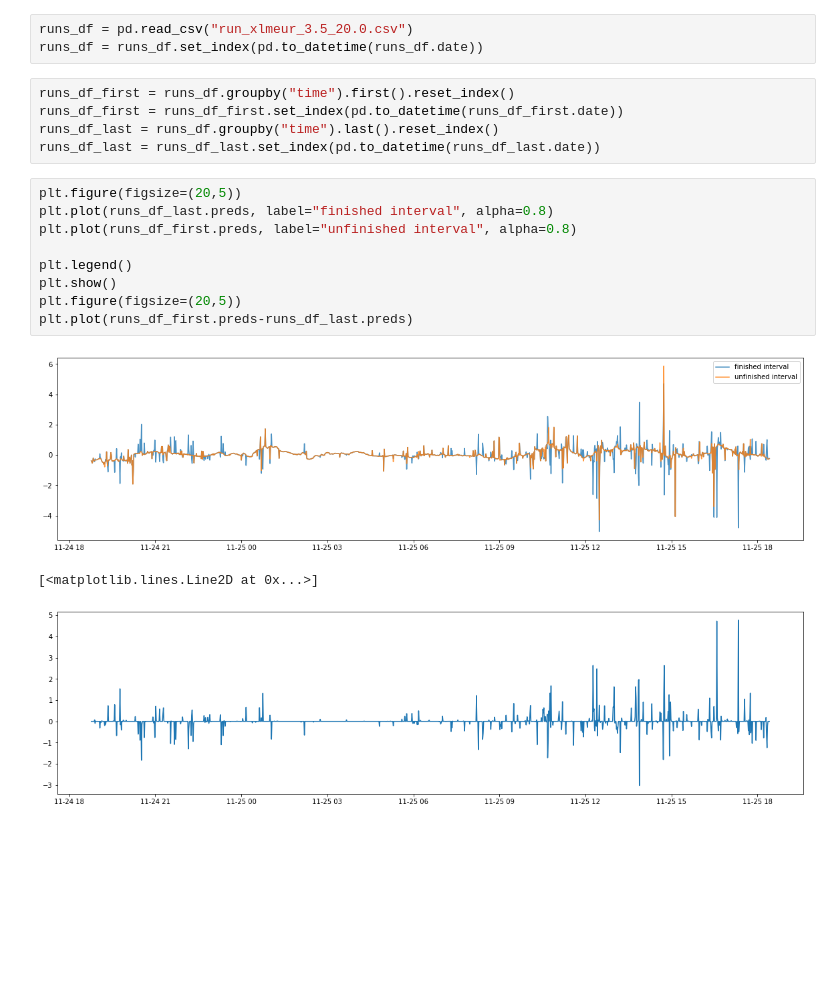
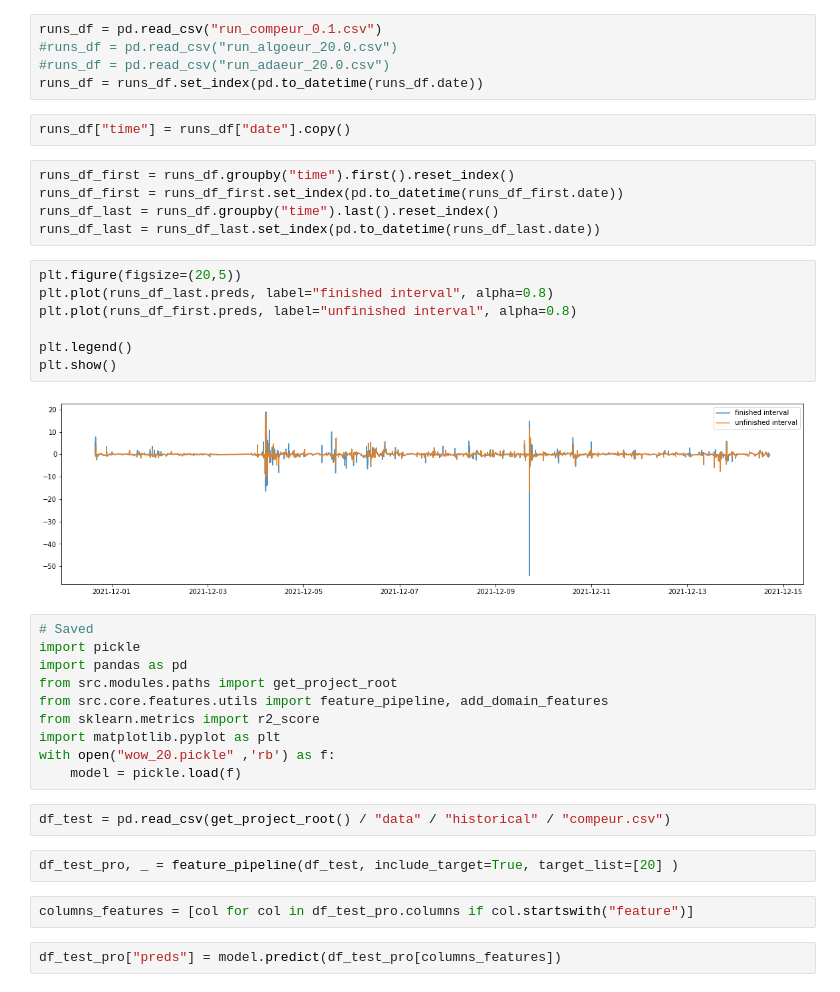
Before and after one commit to pacanada/trading, a Jupyter notebook: notebooks/Compare_runs_with_backtesting.ipynb, the cells around one changed output. Drawn from its saved outputs; the diff is of its cells as text; blank space fills up the shorter version.

```diff
--- a/notebooks/Compare_runs_with_backtesting.ipynb
+++ b/notebooks/Compare_runs_with_backtesting.ipynb
@@ -7,6 +14,10 @@ import matplotlib.pyplot as plt
 # %%
-runs_df = pd.read_csv("run_xlmeur_3.5_20.0.csv")
+runs_df = pd.read_csv("run_compeur_0.1.csv")
+#runs_df = pd.read_csv("run_algoeur_20.0.csv")
+#runs_df = pd.read_csv("run_adaeur_20.0.csv")
 runs_df = runs_df.set_index(pd.to_datetime(runs_df.date))
+# %%
+runs_df["time"] = runs_df["date"].copy()
 # %%
 runs_df_first = runs_df.groupby("time").first().reset_index()
 runs_df_first = runs_df_first.set_index(pd.to_datetime(runs_df_first.date))
@@ -15,13 +26,27 @@ runs_df_last = runs_df_last.set_index(pd.to_datetime(runs_df_last.date))
 # %%
 plt.figure(figsize=(20,5))
 plt.plot(runs_df_last.preds, label="finished interval", alpha=0.8)
 plt.plot(runs_df_first.preds, label="unfinished interval", alpha=0.8)
 
 plt.legend()
 plt.show()
-plt.figure(figsize=(20,5))
-plt.plot(runs_df_first.preds-runs_df_last.preds)
 # %% [output]
-[figure, old version]
+[figure, new version]
-[<matplotlib.lines.Line2D at 0x...>]
-[figure, removed]
+# %%
+# Saved
+import pickle
+import pandas as pd
+from src.modules.paths import get_project_root
+from src.core.features.utils import feature_pipeline, add_domain_features
+from sklearn.metrics import r2_score
+import matplotlib.pyplot as plt
+with open("wow_20.pickle" ,'rb') as f:
+    model = pickle.load(f)
+# %%
+df_test = pd.read_csv(get_project_root() / "data" / "historical" / "compeur.csv")
+# %%
+df_test_pro, _ = feature_pipeline(df_test, include_target=True, target_list=[20] )
+# %%
+columns_features = [col for col in df_test_pro.columns if col.startswith("feature")]
+# %%
+df_test_pro["preds"] = model.predict(df_test_pro[columns_features])
```
Also changed, not shown: parts of 27 cells of this notebook, 1 other file.
